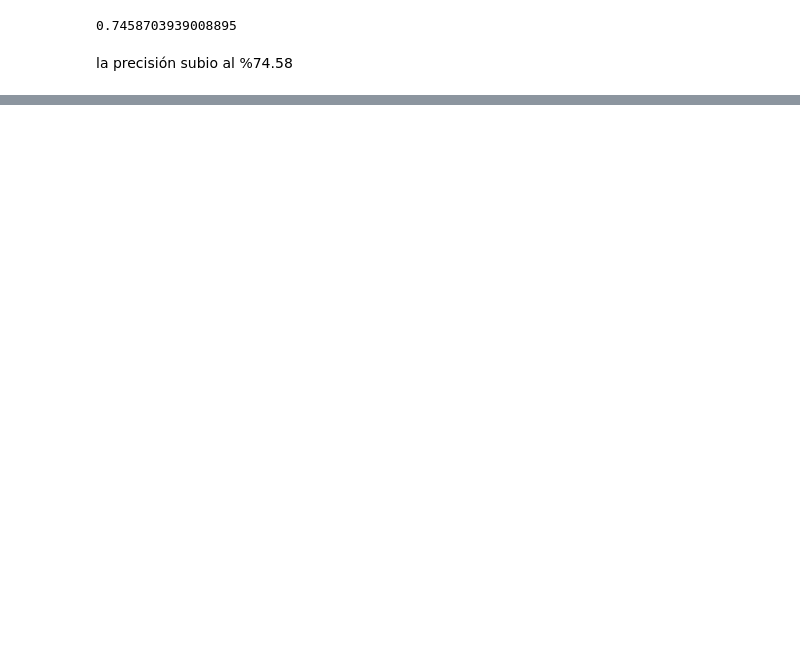
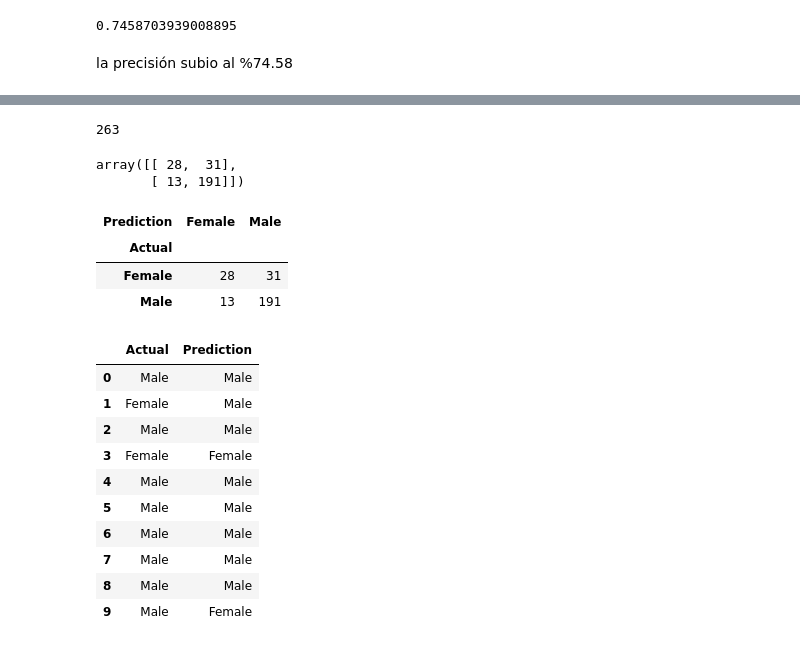
Before and after one commit to Eduardo-Coyto/ML-UTEC-4Geeks, a Jupyter notebook: Ej_de_ML_en_clase.ipynb, the cells around one changed output, grey strips where cells are left out. Cells and saved outputs as stored; diff of their text form; code cells hidden in the pictures; blank space fills up the shorter version.

```diff
--- a/Ej_de_ML_en_clase.ipynb
+++ b/Ej_de_ML_en_clase.ipynb
@@ -152,0 +167,33 @@ array([[  0,   0,   0],
+# %%
+len(X_test)
+# %% [output]
+263
+# %%
+y_hat_test_best_cut = ['Male' if i > 165 else 'Female' for i in X_test]
+y_hat_test_best_cut
+# %%
+confusion_matrix(y_test, y_hat_test_best_cut)
+# %% [output]
+array([[ 28,  31],
+       [ 13, 191]])
+# %%
+pd.crosstab(np.array(y_test), np.array(y_hat_test_best_cut), rownames=['Actual'], colnames=['Prediction'])
+# %% [output]
+| Prediction | Female | Male |
+| Actual |  |  |
+| Female | 28 | 31 |
+| Male | 13 | 191 |
+# %%
+pd.DataFrame({'Actual': np.array(y_test), 'Prediction': np.array(y_hat_test_best_cut)}).head(10)
+# %% [output]
+|  | Actual | Prediction |
+| 0 | Male | Male |
+| 1 | Female | Male |
+| 2 | Male | Male |
+| 3 | Female | Female |
+| 4 | Male | Male |
+| 5 | Male | Male |
+| 6 | Male | Male |
+| 7 | Male | Male |
+| 8 | Male | Male |
+| 9 | Male | Female |
```
Also changed, not shown: parts of 11 cells of this notebook.
